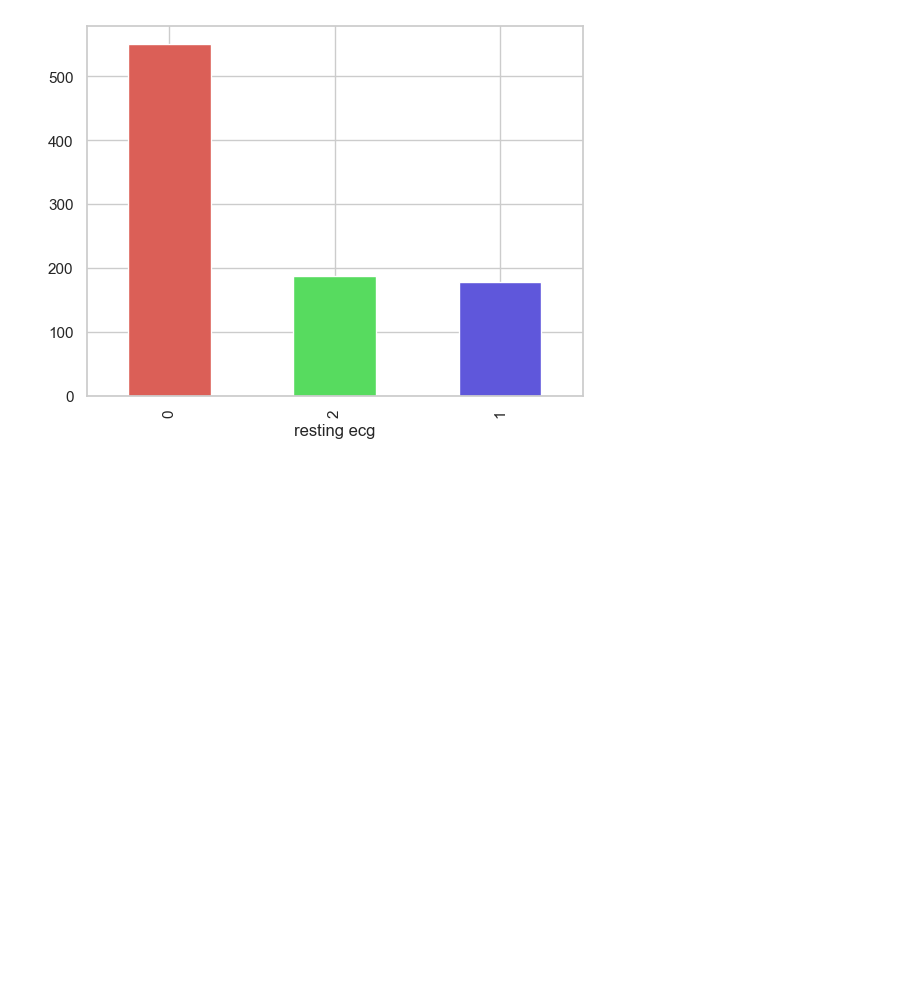
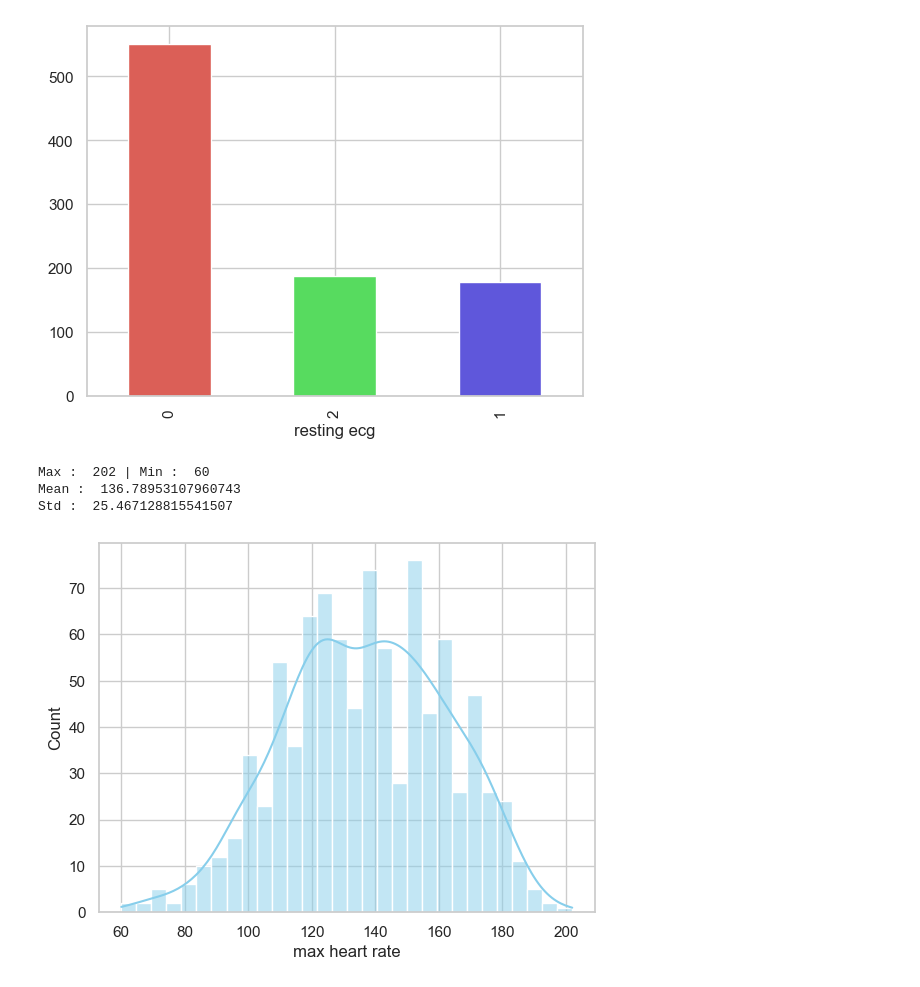
Before and after one commit to pauljo13/Heart-Disease-AI-kaggle, a Jupyter notebook: hd.ipynb, the cells around one changed output. Cells and saved outputs as stored; diff of their text form; code cells hidden in the pictures; blank space fills up the shorter version.

```diff
--- a/hd.ipynb
+++ b/hd.ipynb
@@ -341,3 +346,11 @@ resting ecg
 Name: count, dtype: int64
 <Axes: xlabel='resting ecg'>
 [figure]
+# %%
+# max heart rate
+checkOutlier(df,"max heart rate")
+# %% [output]
+Max :  202 | Min :  60
+Mean :  136.78953107960743
+Std :  25.467128815541507
+[figure, added]
```
Also changed, not shown: parts of 32 cells of this notebook.
